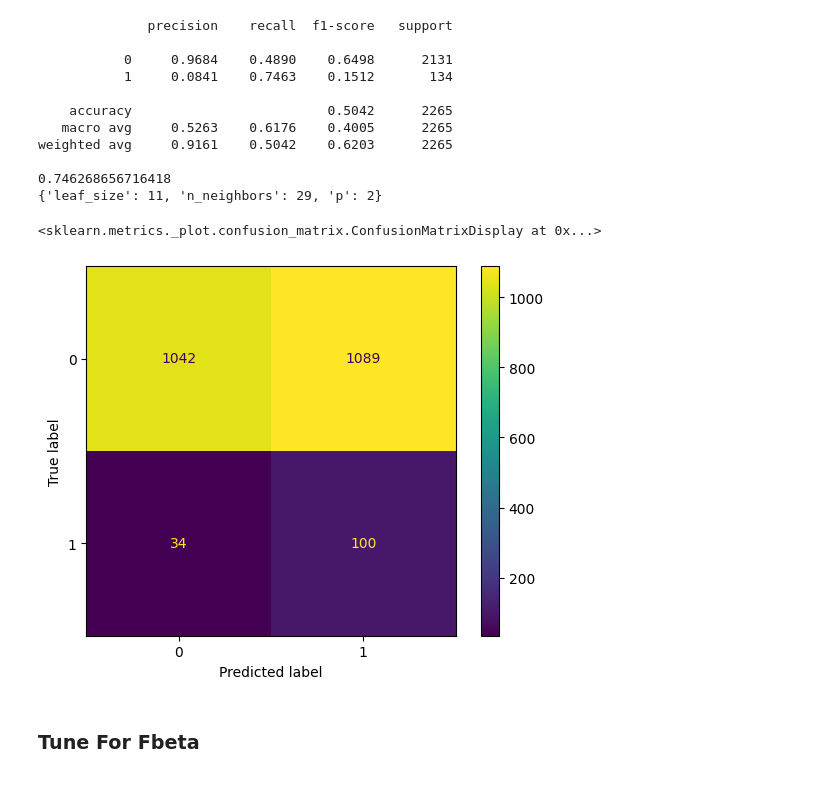
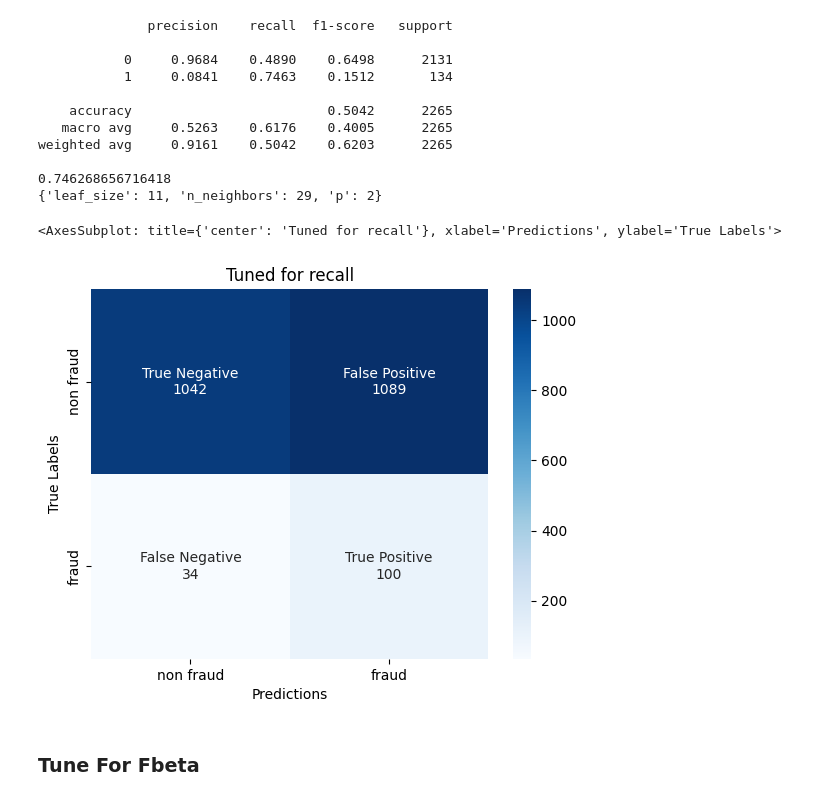
Before and after one commit to hewtungyuen/car-insurance-fraud-BT4012, a Jupyter notebook: KNN.ipynb, the cells around one changed output. Cells and saved outputs as stored; diff of their text form; code cells hidden in the pictures.

Commit message:
confusion matrix

```diff
--- a/KNN.ipynb
+++ b/KNN.ipynb
@@ -86,14 +69,17 @@ weighted avg     0.9161    0.5042    0.6203      2265
 
 0.746268656716418
 {'leaf_size': 11, 'n_neighbors': 29, 'p': 2}
-# %%
-#Ploting the confusion matrix
-cm=metrics.confusion_matrix(y_valid,y_pred)
-disp = metrics.ConfusionMatrixDisplay(confusion_matrix=cm)
-disp.plot()
-# %% [output]
-<sklearn.metrics._plot.confusion_matrix.ConfusionMatrixDisplay at 0x...>
-[figure, removed]
+# %%
+knn = KNeighborsClassifier(leaf_size=11, n_neighbors=29, p=2)
+knn.fit(x_train, y_train)
+y_pred = knn.predict(x_valid)
+# %pip install seaborn
+import seaborn as sns
+from utils import get_confusion_matrix
+get_confusion_matrix(y_valid, y_pred,'Tuned for recall')
+# %% [output]
+<AxesSubplot: title={'center': 'Tuned for recall'}, xlabel='Predictions', ylabel='True Labels'>
+[figure, added]
 # %% [markdown]
 ### Tune For Fbeta
 # %%
```
Also changed, not shown: parts of 4 cells of this notebook, 2 other files.
